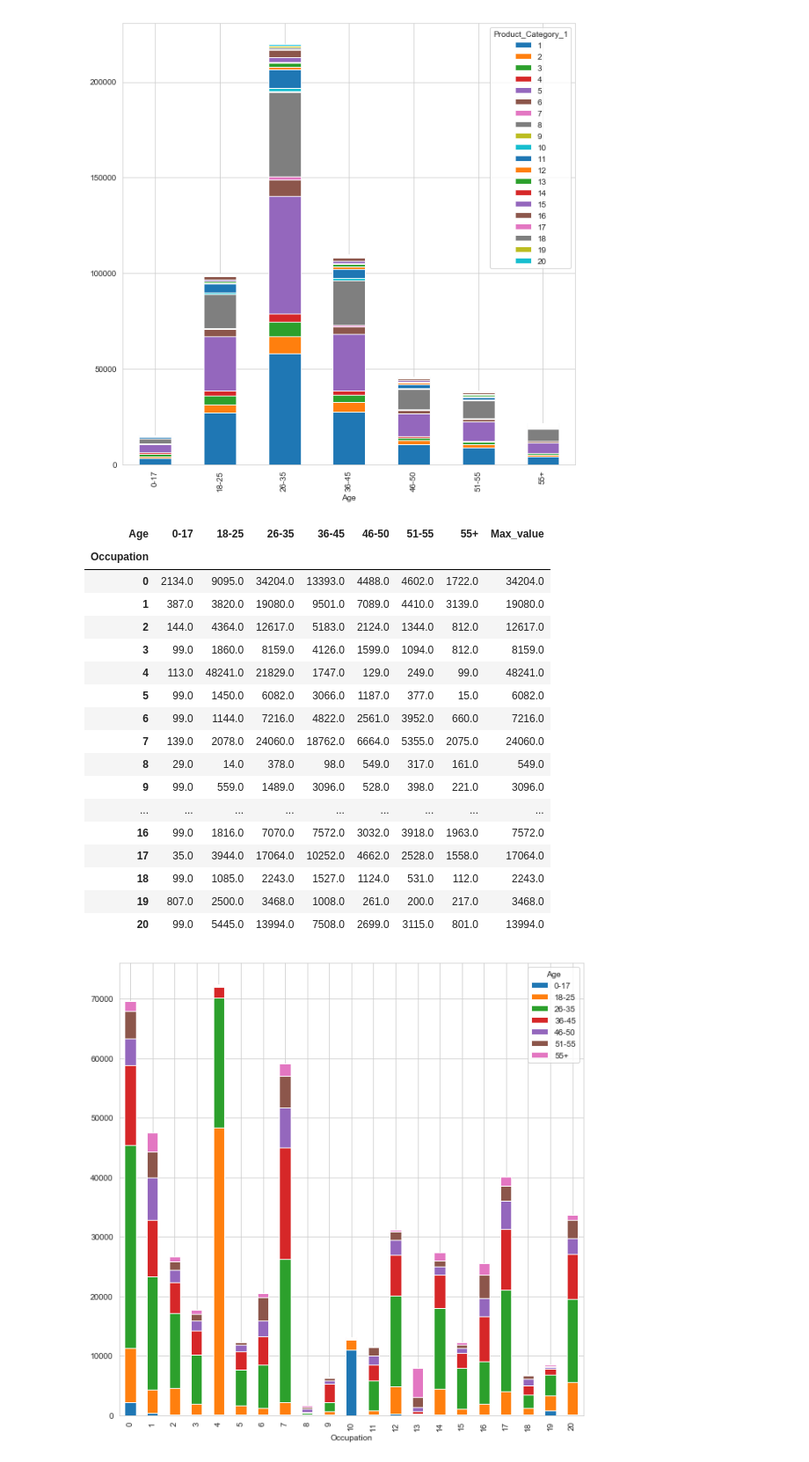
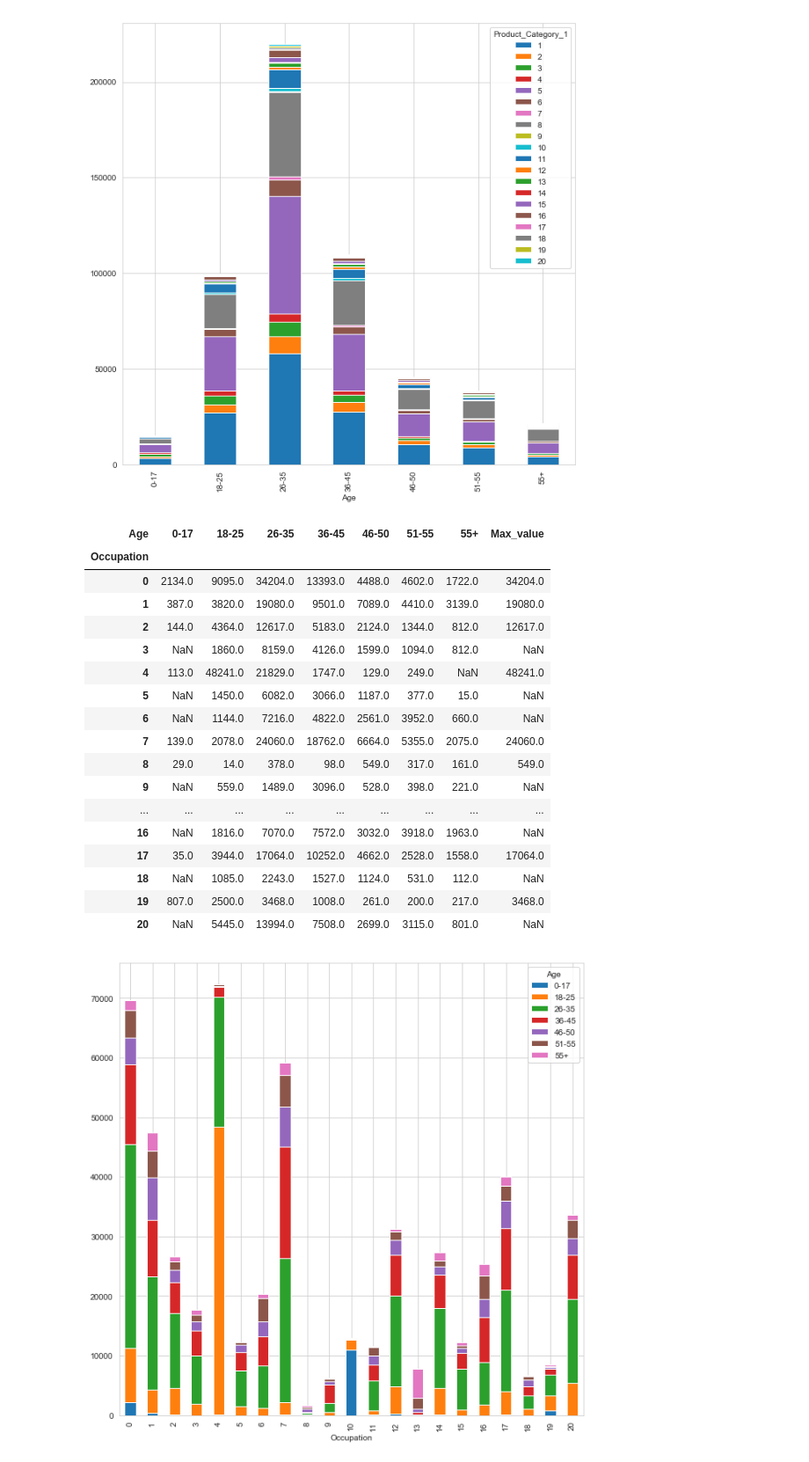
Before and after one commit to theresapareno/Purchase-Behaviour, a Jupyter notebook: PurchaseBehaviour.ipynb, the cells around one changed output. Shown: that part at 88% size. Drawn from its saved outputs; the diff is of its cells as text; code cells hidden in the pictures.

```diff
--- a/PurchaseBehaviour.ipynb
+++ b/PurchaseBehaviour.ipynb
@@ -259,27 +266,27 @@ data2.head()
 5 rows × 22 columns
 [figure]
 # %%
-data3 = data.groupby(['Occupation','Age'])['Age'].count().unstack('Age').fillna(99)
+data3 = data.groupby(['Occupation','Age'])['Age'].count().unstack('Age')
 data3.plot(kind='bar', figsize=(10,10), stacked = True )
 data3['Max_value'] = data3.apply(max, axis = 1)
 data3
 # %% [output]
 | Age | 0-17 | 18-25 | 26-35 | 36-45 | 46-50 | 51-55 | 55+ | Max_value |
 | Occupation |  |  |  |  |  |  |  |  |
 | 0 | 2134.0 | 9095.0 | 34204.0 | 13393.0 | 4488.0 | 4602.0 | 1722.0 | 34204.0 |
 | 1 | 387.0 | 3820.0 | 19080.0 | 9501.0 | 7089.0 | 4410.0 | 3139.0 | 19080.0 |
 | 2 | 144.0 | 4364.0 | 12617.0 | 5183.0 | 2124.0 | 1344.0 | 812.0 | 12617.0 |
-| 3 | 99.0 | 1860.0 | 8159.0 | 4126.0 | 1599.0 | 1094.0 | 812.0 | 8159.0 |
-| 4 | 113.0 | 48241.0 | 21829.0 | 1747.0 | 129.0 | 249.0 | 99.0 | 48241.0 |
-| 5 | 99.0 | 1450.0 | 6082.0 | 3066.0 | 1187.0 | 377.0 | 15.0 | 6082.0 |
-| 6 | 99.0 | 1144.0 | 7216.0 | 4822.0 | 2561.0 | 3952.0 | 660.0 | 7216.0 |
+| 3 | NaN | 1860.0 | 8159.0 | 4126.0 | 1599.0 | 1094.0 | 812.0 | NaN |
+| 4 | 113.0 | 48241.0 | 21829.0 | 1747.0 | 129.0 | 249.0 | NaN | 48241.0 |
+| 5 | NaN | 1450.0 | 6082.0 | 3066.0 | 1187.0 | 377.0 | 15.0 | NaN |
+| 6 | NaN | 1144.0 | 7216.0 | 4822.0 | 2561.0 | 3952.0 | 660.0 | NaN |
 | 7 | 139.0 | 2078.0 | 24060.0 | 18762.0 | 6664.0 | 5355.0 | 2075.0 | 24060.0 |
 | 8 | 29.0 | 14.0 | 378.0 | 98.0 | 549.0 | 317.0 | 161.0 | 549.0 |
-| 9 | 99.0 | 559.0 | 1489.0 | 3096.0 | 528.0 | 398.0 | 221.0 | 3096.0 |
+| 9 | NaN | 559.0 | 1489.0 | 3096.0 | 528.0 | 398.0 | 221.0 | NaN |
 | ... | ... | ... | ... | ... | ... | ... | ... | ... |
-| 16 | 99.0 | 1816.0 | 7070.0 | 7572.0 | 3032.0 | 3918.0 | 1963.0 | 7572.0 |
+| 16 | NaN | 1816.0 | 7070.0 | 7572.0 | 3032.0 | 3918.0 | 1963.0 | NaN |
 | 17 | 35.0 | 3944.0 | 17064.0 | 10252.0 | 4662.0 | 2528.0 | 1558.0 | 17064.0 |
-| 18 | 99.0 | 1085.0 | 2243.0 | 1527.0 | 1124.0 | 531.0 | 112.0 | 2243.0 |
+| 18 | NaN | 1085.0 | 2243.0 | 1527.0 | 1124.0 | 531.0 | 112.0 | NaN |
 | 19 | 807.0 | 2500.0 | 3468.0 | 1008.0 | 261.0 | 200.0 | 217.0 | 3468.0 |
-| 20 | 99.0 | 5445.0 | 13994.0 | 7508.0 | 2699.0 | 3115.0 | 801.0 | 13994.0 |
+| 20 | NaN | 5445.0 | 13994.0 | 7508.0 | 2699.0 | 3115.0 | 801.0 | NaN |
 [figure]
```
Also changed, not shown: parts of 43 cells of this notebook.
